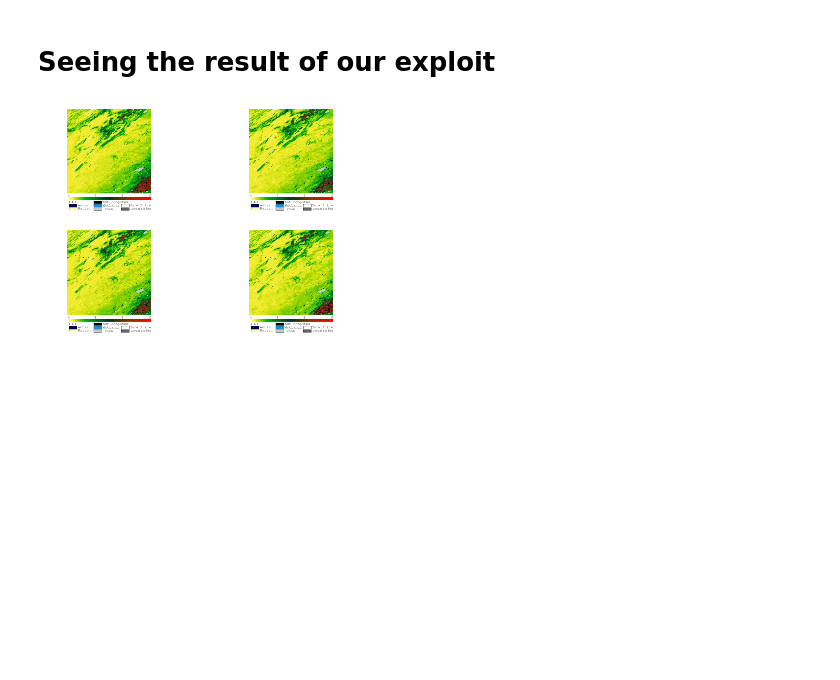
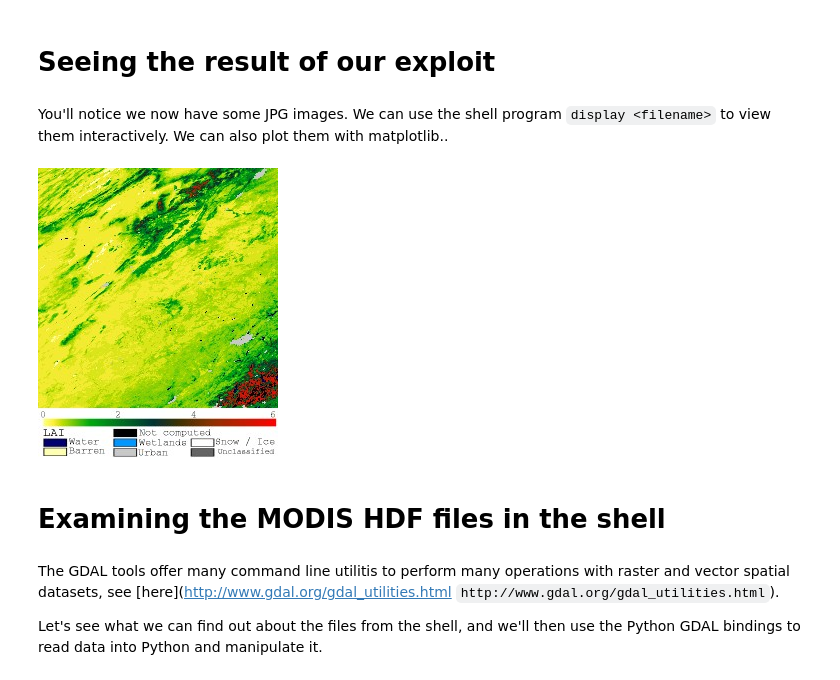
Before and after one commit to jgomezdans/geogg122_lectures, a Jupyter notebook: lectures/FTP_session.ipynb, the cells around one changed output. Drawn from its saved outputs; the diff is of its cells as text; code cells hidden in the pictures; blank space fills up the shorter version.

```diff
--- a/lectures/FTP_session.ipynb
+++ b/lectures/FTP_session.ipynb
@@ -197,16 +197,16 @@ Downloading MCD15A2.A2011209.h09v05.005.2011220122803.hdf.xml
         >>> Done!
 # %% [markdown]
 # Seeing the result of our exploit
-# %%
-#!/usr/bin/env python
-import matplotlib.pyplot as plt
-from PIL import Image
-
-fig = plt.figure()
-for (i, ql) in enumerate( quick_looks ):
-    piccy = Image.open( ql )
-    ax = fig.add_subplot ( 2, 2, i+1 )
-    ax.set_axis_off()
-    plt.imshow(piccy, origin='lower')
-# %% [output]
-[figure, removed]
+# %% [markdown]
+You'll notice we now have some JPG images. We can use the shell program `display <filename>` to view them interactively. We can also plot them with matplotlib..
+# %%
+from IPython.core.display import Image
+Image(filename='BROWSE.MCD15A2.A2011185.h09v05.005.2011213154534.1.jpg')
+# %% [output]
+[figure, added]
+# %% [markdown]
+# Examining the MODIS HDF files in the shell
+# %% [markdown]
+The GDAL tools offer many command line utilitis to perform many operations with raster and vector spatial datasets, see [here](http://www.gdal.org/gdal_utilities.html `http://www.gdal.org/gdal_utilities.html`).
+
+Let's see what we can find out about the files from the shell, and we'll then use the Python GDAL bindings to read data into Python and manipulate it.
```
Also changed, not shown: parts of 9 cells of this notebook.
